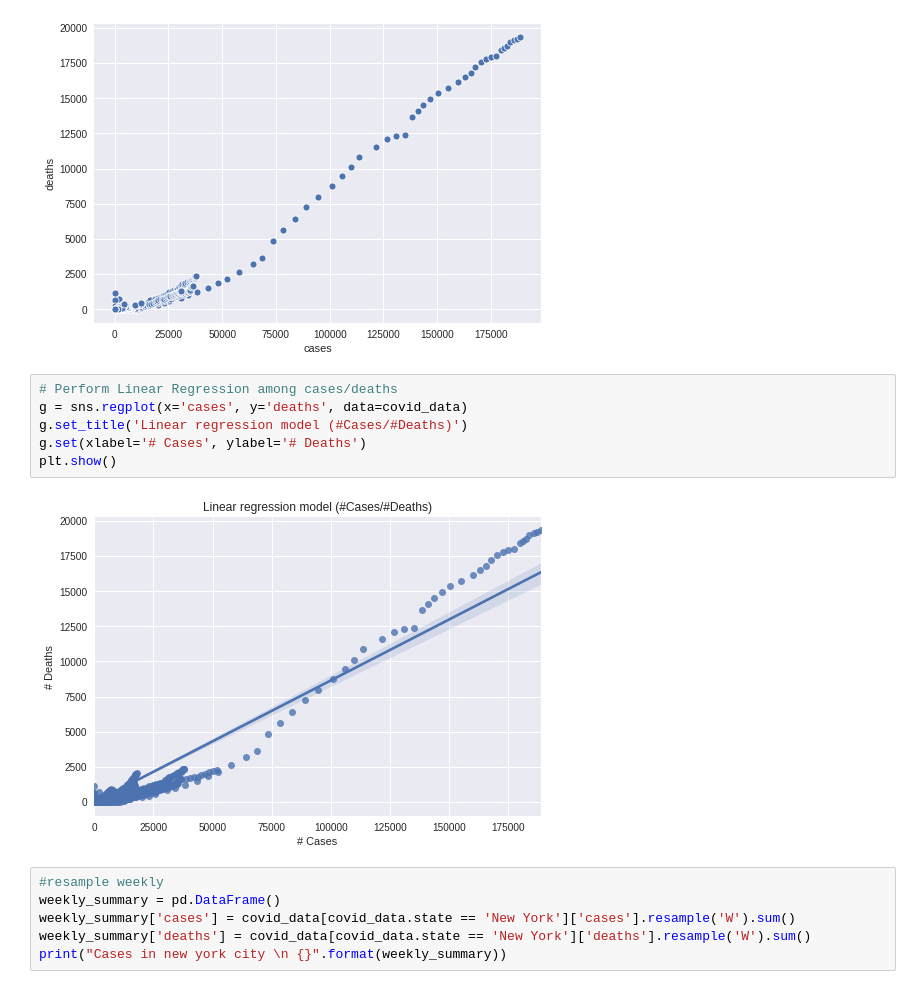
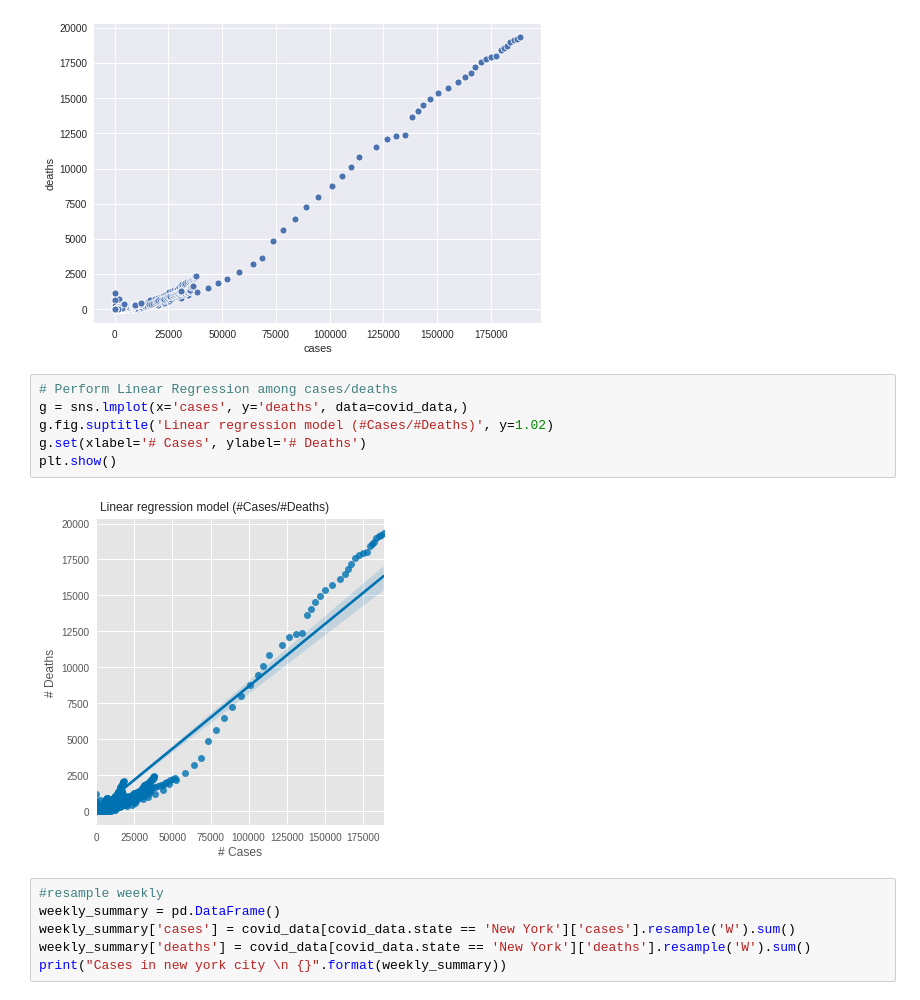
Before and after one commit to jafar-albadarneh/data-science-pot, a Jupyter notebook: Covid19_US_data_analysis.ipynb, the cells around one changed output. Cells and saved outputs as stored; diff of their text form.

Commit message:
replace `regplot` with `lmplot`

```diff
--- a/Covid19_US_data_analysis.ipynb
+++ b/Covid19_US_data_analysis.ipynb
@@ -57,12 +57,12 @@ plt.show()
 [figure]
 # %%
 # Perform Linear Regression among cases/deaths
-g = sns.regplot(x='cases', y='deaths', data=covid_data)
-g.set_title('Linear regression model (#Cases/#Deaths)')
+g = sns.lmplot(x='cases', y='deaths', data=covid_data,)
+g.fig.suptitle('Linear regression model (#Cases/#Deaths)', y=1.02)
 g.set(xlabel='# Cases', ylabel='# Deaths')
 plt.show()
 # %% [output]
-[figure, old version]
+[figure, new version]
 # %%
 #resample weekly
 weekly_summary = pd.DataFrame()
```
